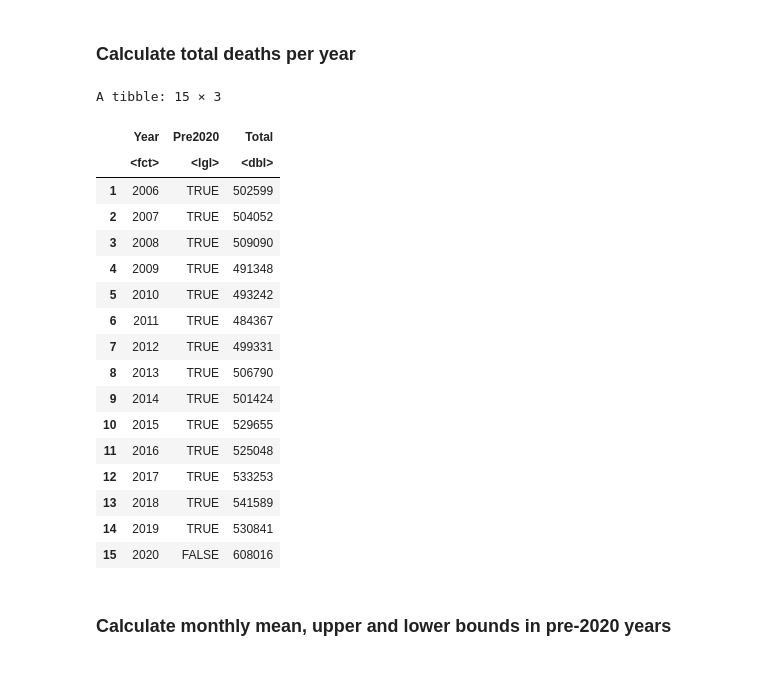
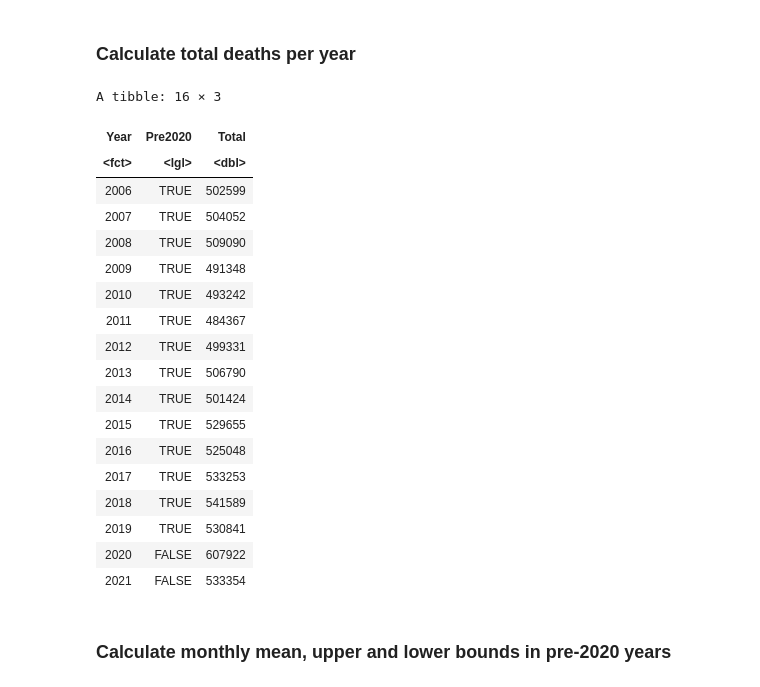
Before and after one commit to ycl6/Simple-R-gists, a Jupyter notebook: ONS_Monthly_Deaths_Data_England_and_Wales/ONS_Monthly_Deaths_Data_England_and_Wales.ipynb, the cells around one changed output. Cells and saved outputs as stored; diff of their text form; code cells hidden in the pictures.

```diff
--- a/ONS_Monthly_Deaths_Data_England_and_Wales/ONS_Monthly_Deaths_Data_England_and_Wales.ipynb
+++ b/ONS_Monthly_Deaths_Data_England_and_Wales/ONS_Monthly_Deaths_Data_England_and_Wales.ipynb
@@ -75,18 +83,21 @@ f2016 <- paste0(ons,"/2016/publishedoutput2016final.xls")
 f2017 <- paste0(ons,"/2017/publishedoutputannual2017final.xls")
 f2018 <- paste0(ons,"/2018/publishedannual2018.xls")
 f2019 <- paste0(ons,"/2019/annual2019publishedoutputrefresh.xls")
-f2020 <- paste0(ons,"/2020/publishedoutputdecember2020xls.xls")
+f2020 <- paste0(ons,"/2020/annual2020publishedoutputrefresh.xls")
+f2021 <- paste0(ons,"/2021/deathsregisteredmonthlyusualareaofresidenceenglandwales.xlsx")
 # %% [markdown]
 ### Download datasets
 # %%
-years <- 2006:2020
+years <- 2006:2021
 files <- c(f2006, f2007, f2008, f2009, f2010, f2011, f2012, f2013,
-           f2014, f2015, f2016, f2017, f2018, f2019, f2020)
+           f2014, f2015, f2016, f2017, f2018, f2019, f2020, f2021)
+select <- "TOTAL REGISTRATIONS|ENGLAND, WALES AND ELSEWHERE"
+
 data <- data.frame(matrix(NA, nrow = 0, ncol = 12), stringsAsFactors = FALSE)
 
 for(i in 1:length(files)) {
     file <- files[i]
-    filename <- paste0("Y", years[i],".xls")
+    filename <- paste0("Y", years[i], ".", tools::file_ext(file))
 
     if(!file.exists(filename)) {
         # Download excel file using command line tool curl
@@ -94,20 +105,15 @@ for(i in 1:length(files)) {
     }
 
     # Pick relevant data row from the the selected sheet, and store as data.frame
-    if(years[i] > 2014) {
-        n <- read_excel(filename, sheet = paste0("Figures for ", years[i]), range = cell_rows(5:6),
-                        .name_repair = "minimal")
-        n <- n[3:14] # 12-month data columns
-    } else if(years[i] < 2012) {
-        n <- read_excel(filename, sheet = paste0("Figures for ", years[i]), range = cell_rows(4:5),
-                        .name_repair = "minimal")
-        n <- n[4:15] # 12-month data columns
-    } else {
-        n <- read_excel(filename, sheet = paste0("Figures for ", years[i]), range = cell_rows(5:6),
-                        .name_repair = "minimal")
-        n <- n[4:15] # 12-month data columns
+    n <- read_excel(filename, sheet = paste0("Figures for ", years[i]),
+                        .name_repair =  ~ make.names(.x, unique = TRUE)) %>% rename(Contents = 1) %>%
+    filter(grepl(select, X) | grepl(select, Contents)) %>% select_if(~any(grepl("^[0-9]+$", .)))
+    n <- as.numeric(n)
+    num <- length(n)
+    if(num < 12) {
+        n <- c(n, rep(NA, 12-num)) # Add NA if missing data
     }
-    data <- rbind(data, unlist(n))
+    data <- rbind(data, n)
 }
 # %% [markdown]
 If you are using Jupyter Notebook, please check on your terminal that the download has completed at this stage, e.g.:
@@ -171,28 +178,29 @@ A data.frame: 6 × 4
 ### Calculate total deaths per year
 # %%
 total <- d %>% group_by(Year, Pre2020) %>%   # Group data by Year and Pre2020
-    summarise(Total = sum(Deaths), .groups = "drop")
+    summarise(Total = sum(Deaths, na.rm = TRUE), .groups = "drop")
 
 total
 # %% [output]
-A tibble: 15 × 3
+A tibble: 16 × 3
-|  | Year | Pre2020 | Total |
-|  | <fct> | <lgl> | <dbl> |
-| 1 | 2006 | TRUE | 502599 |
-| 2 | 2007 | TRUE | 504052 |
-| 3 | 2008 | TRUE | 509090 |
-| 4 | 2009 | TRUE | 491348 |
-| 5 | 2010 | TRUE | 493242 |
-| 6 | 2011 | TRUE | 484367 |
-| 7 | 2012 | TRUE | 499331 |
-| 8 | 2013 | TRUE | 506790 |
-| 9 | 2014 | TRUE | 501424 |
-| 10 | 2015 | TRUE | 529655 |
-| 11 | 2016 | TRUE | 525048 |
-| 12 | 2017 | TRUE | 533253 |
-| 13 | 2018 | TRUE | 541589 |
-| 14 | 2019 | TRUE | 530841 |
-| 15 | 2020 | FALSE | 608016 |
+| Year | Pre2020 | Total |
+| <fct> | <lgl> | <dbl> |
+| 2006 | TRUE | 502599 |
+| 2007 | TRUE | 504052 |
+| 2008 | TRUE | 509090 |
+| 2009 | TRUE | 491348 |
+| 2010 | TRUE | 493242 |
+| 2011 | TRUE | 484367 |
+| 2012 | TRUE | 499331 |
+| 2013 | TRUE | 506790 |
+| 2014 | TRUE | 501424 |
+| 2015 | TRUE | 529655 |
+| 2016 | TRUE | 525048 |
+| 2017 | TRUE | 533253 |
+| 2018 | TRUE | 541589 |
+| 2019 | TRUE | 530841 |
+| 2020 | FALSE | 607922 |
+| 2021 | FALSE | 533354 |
 # %% [markdown]
 ### Calculate monthly mean, upper and lower bounds in pre-2020 years
 # %%
```
Also changed, not shown: parts of 12 cells of this notebook, 2 other files.
